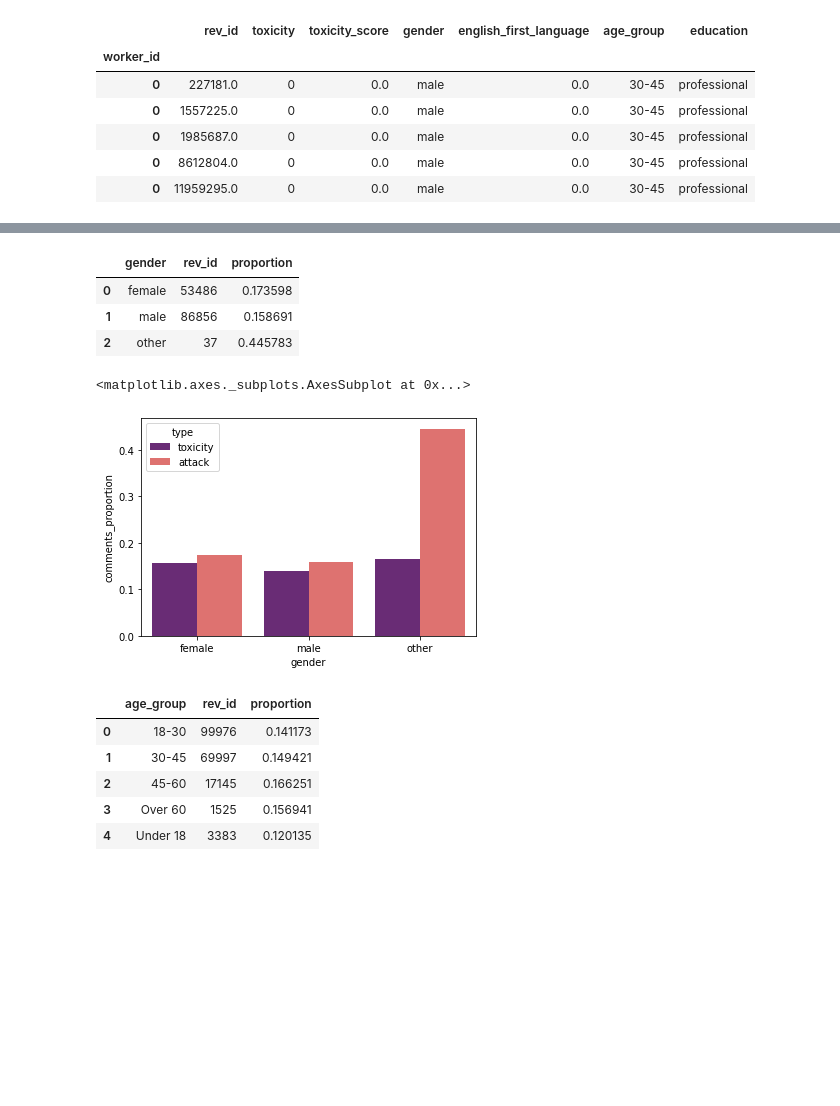
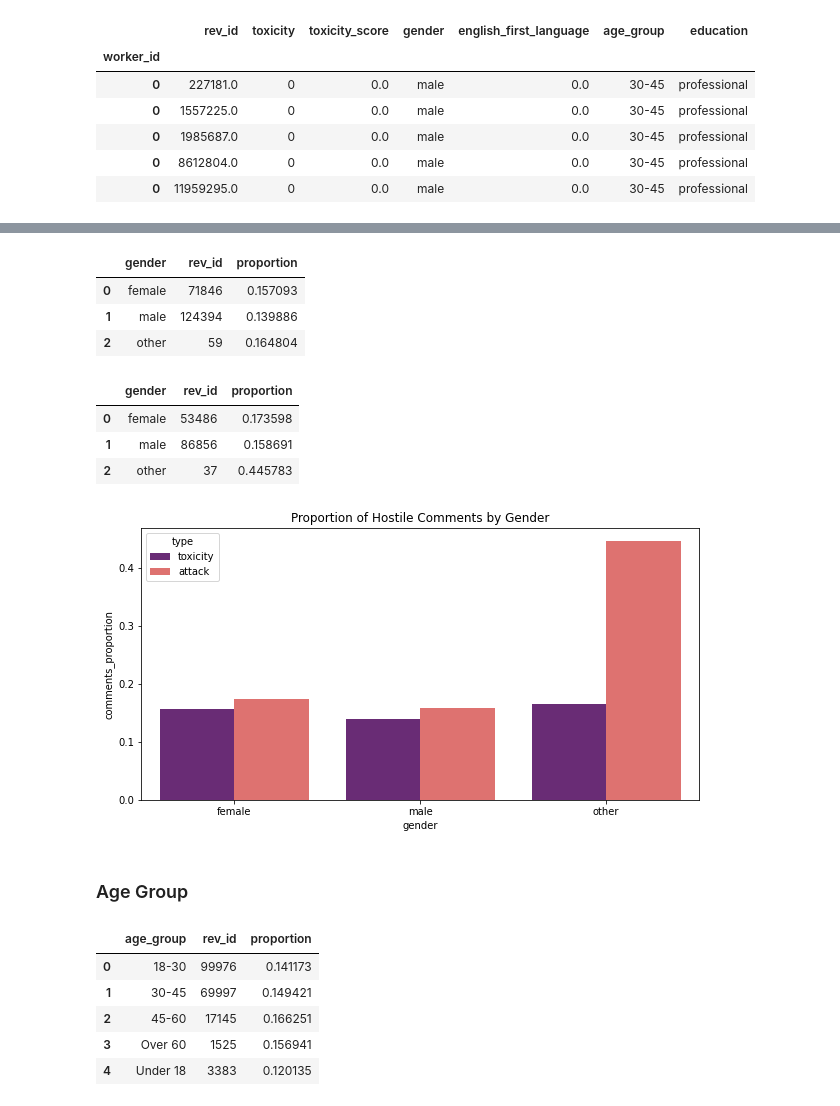
Before and after one commit to chavi-g/data-512, a Jupyter notebook: data-512-a2/data512-a2-bias-in-data.ipynb, the cells around one changed output, grey strips where cells are left out. Drawn from its saved outputs; the diff is of its cells as text; code cells hidden in the pictures; blank space fills up the shorter version.

```diff
--- a/data-512-a2/data512-a2-bias-in-data.ipynb
+++ b/data-512-a2/data512-a2-bias-in-data.ipynb
@@ -96,6 +59,3 @@ joined_annotations.head()
 At this point you start asking question.
 
 I can calculate the average score per worker - that worker's "toxicity bias". Is this different for different age groups?
-# %%
-mean_toxicity_score = joined_annotations.groupby("worker_id")["toxicity_score"].mean()
-toxicity_worker_demographics["mean_toxicity_score"] = mean_toxicity_score
@@ -322,3 +235,10 @@ attack_label_demographics = attack_annotations.set_index('worker_id').join(attac
+# %%
+toxicity_gender_labels.head()
+# %% [output]
+|  | gender | rev_id | proportion |
+| 0 | female | 71846 | 0.157093 |
+| 1 | male | 124394 | 0.139886 |
+| 2 | other | 59 | 0.164804 |
 # %%
 attack_gender_labels = attack_label_demographics[attack_label_demographics['attack'] == 1].groupby('gender')['rev_id'].count().reset_index()
 attack_gender_totals = attack_label_demographics.groupby('gender')['rev_id'].count().reset_index()
@@ -338,10 +257,14 @@ toxicity_vs_attack_gender = toxicity_vs_attack_gender.set_index('gender').stack(
 # %%
 toxicity_vs_attack_gender.columns = ['gender', 'type', 'comments_proportion']
 # %%
+fig, ax = plt.subplots(figsize=(10,5))
+ax.set_title("Proportion of Hostile Comments by Gender")
 sns.barplot(x = 'gender', y = 'comments_proportion', hue = 'type', palette = 'magma', data = toxicity_vs_attack_gender)
+plt.savefig("images/hostile_comments_by_gender.png")
 # %% [output]
-<matplotlib.axes._subplots.AxesSubplot at 0x...>
-[figure, old version]
+[figure, new version]
+# %% [markdown]
+### Age Group
 # %%
 toxicity_age_labels = toxicity_label_demographics[toxicity_label_demographics['toxicity'] == 1].groupby('age_group')['rev_id'].count().reset_index()
 toxicity_age_totals = toxicity_label_demographics.groupby('age_group')['rev_id'].count().reset_index()
```
Also changed, not shown: parts of 77 cells of this notebook, 7 other files.
